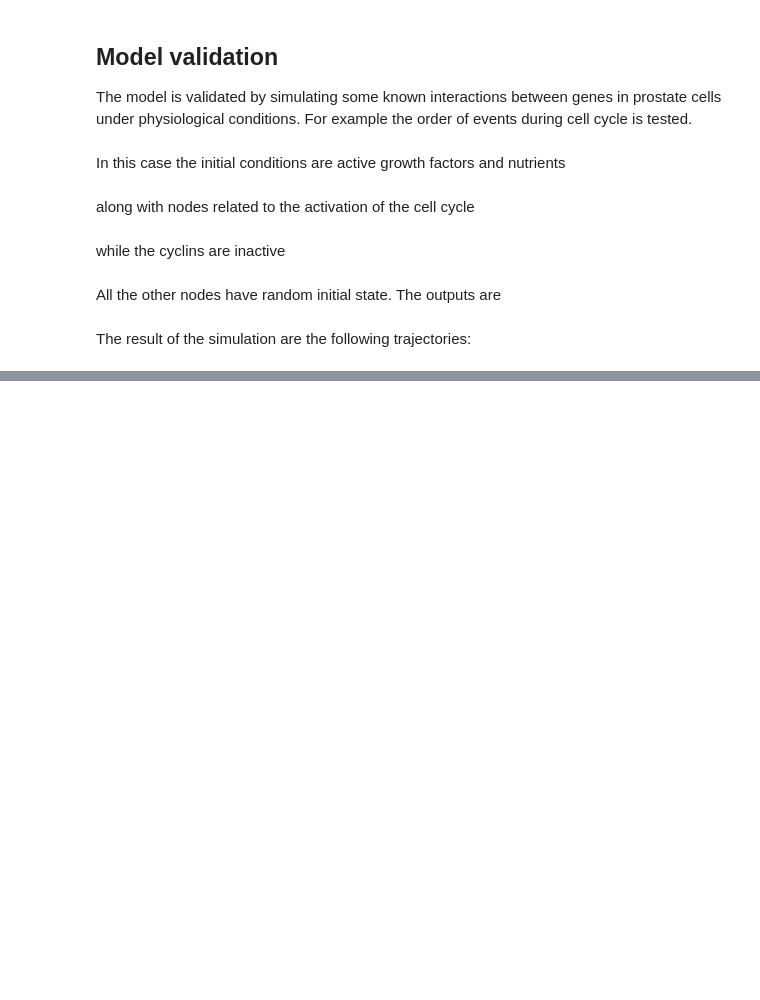
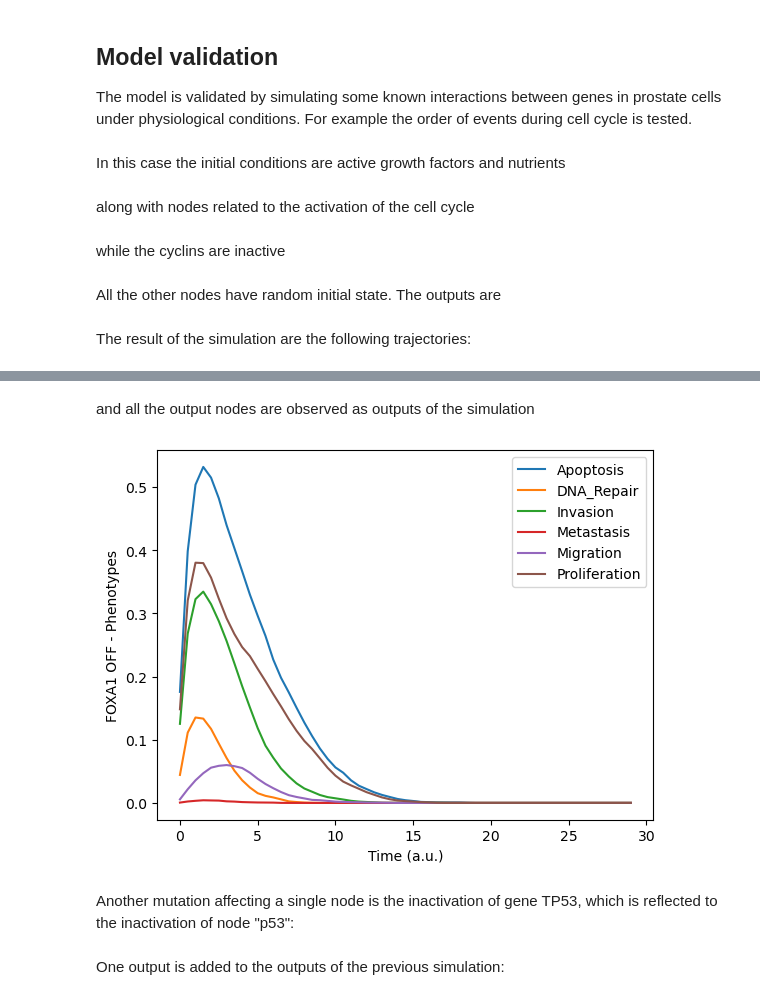
Before and after one commit to mirasac/intrdata, a Jupyter notebook: first/Marco_Casari_first_part.ipynb, the cells around one changed output, grey strips where cells are left out. Saved outputs shown, nothing was run; the diff lists cells and outputs as text; code cells hidden in the pictures; blank space fills up the shorter version.

Commit message:
Complete simulation plots
Discrepancies still present, some test done but inconclusive

```diff
--- a/first/Marco_Casari_first_part.ipynb
+++ b/first/Marco_Casari_first_part.ipynb
@@ -393,0 +396,29 @@ plt.savefig("5.pdf")
+# %%
+maboss_FOXA1_model = maboss_wtA_model.copy()
+
+maboss_FOXA1_model.mutate("FOXA1", "OFF")
+
+# MC debug.
+#maboss_FOXA1_model.network.set_istate("EGF", [0,1])
+#maboss_FOXA1_model.network.set_istate("FGF", [0,1])
+#maboss_FOXA1_model.network.set_istate("Nutrients", [0,1])
+#maboss_FOXA1_model.network.set_istate("SPOP", [0.5,0.5])
+# %% [markdown]
+and all the output nodes are observed as outputs of the simulation
+# %%
+outputs_network = df_nodes_pathways.loc[df_nodes_pathways["pathway"] == "Output"]["node"].tolist()
+
+maboss_FOXA1_model.network.set_output(outputs_network)
+
+maboss_FOXA1_result = maboss_FOXA1_model.run()
+
+maboss_FOXA1_result.get_nodes_probtraj().plot(
+    legend=True,
+    xlabel="Time (a.u.)",
+    ylabel="FOXA1 OFF - Phenotypes"
+)
+plt.savefig("6A.pdf")
+# %% [output]
+[figure, added]
+# %% [markdown]
+Another mutation affecting a single node is the inactivation of gene TP53, which is reflected to the inactivation of node "p53":
@@ -393,0 +429,2 @@ plt.savefig("5.pdf")
+# %% [markdown]
+One output is added to the outputs of the previous simulation:
```
Also changed, not shown: parts of 23 cells of this notebook, 7 other files.
